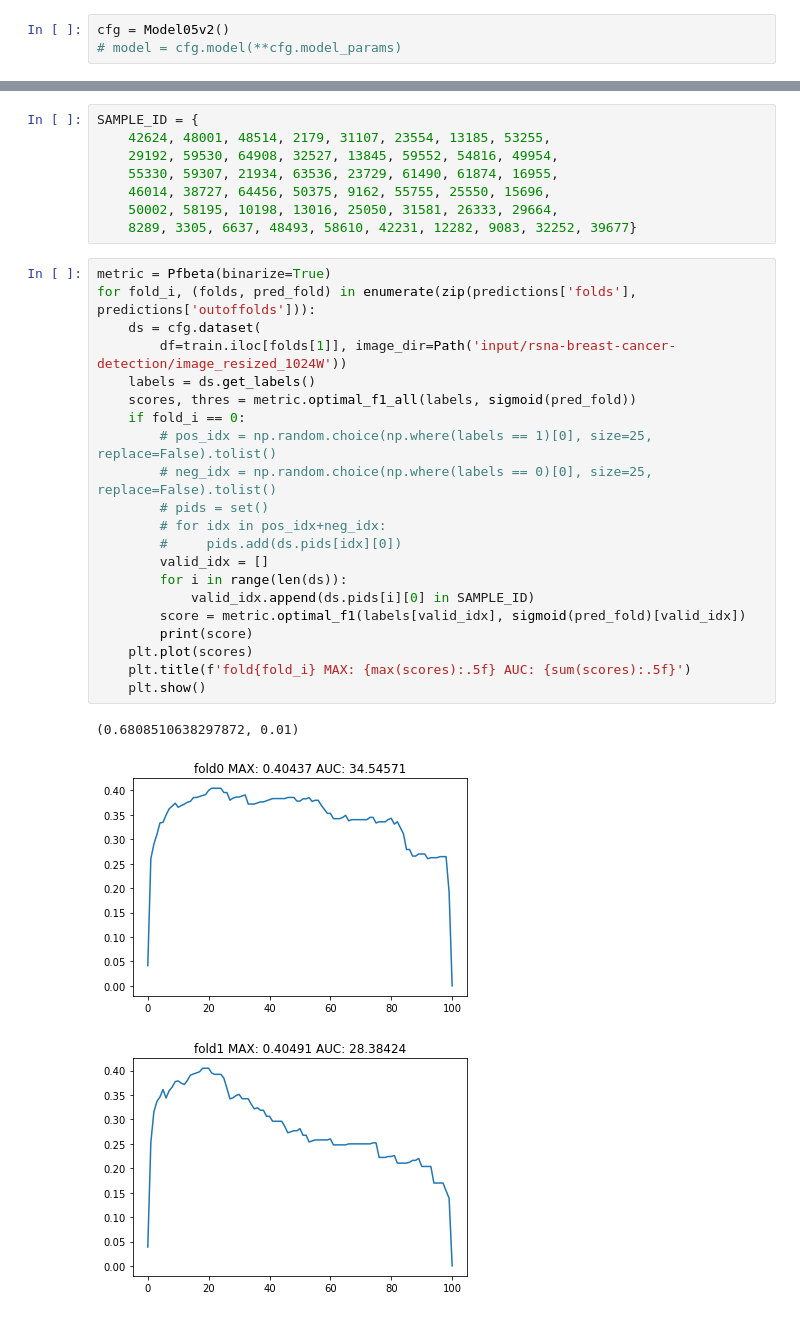
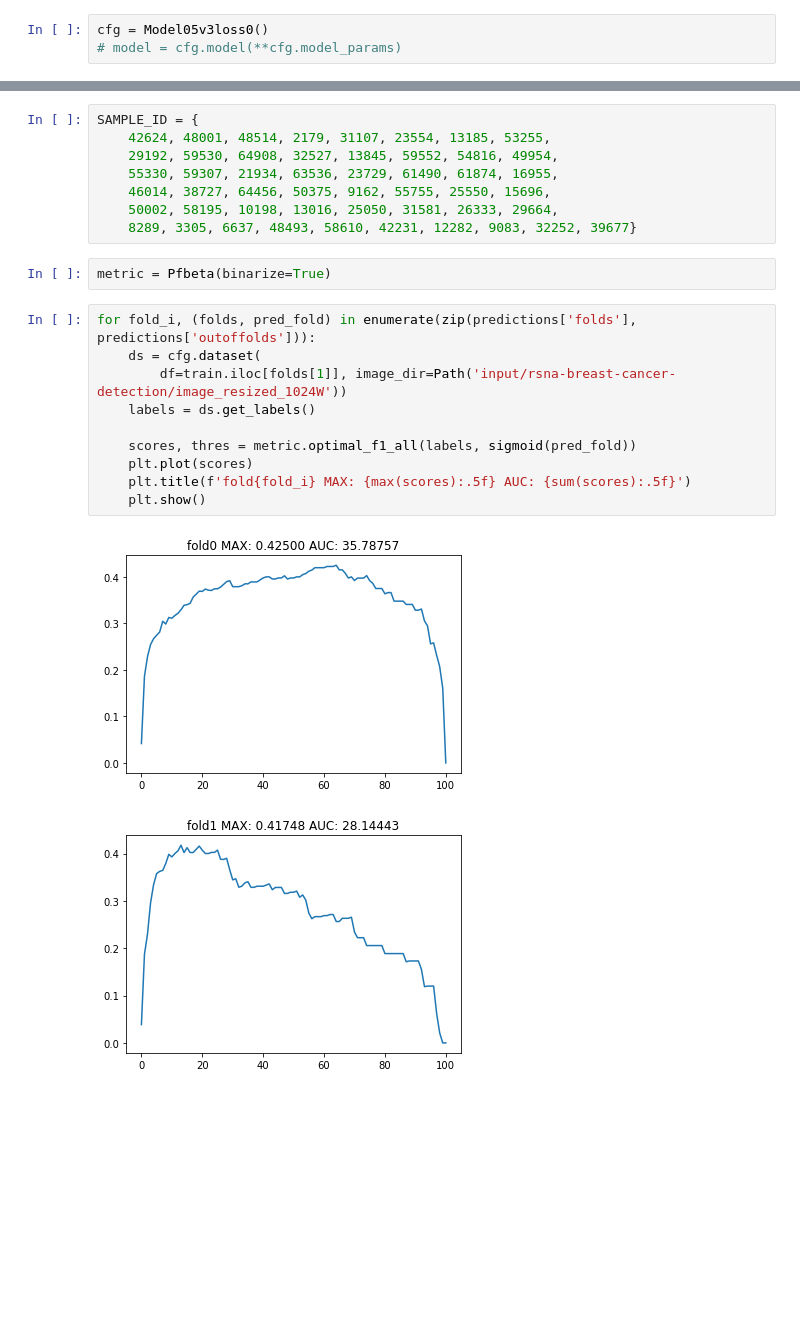
Before and after one commit to analokmaus/kaggle-rsna-breast-cancer, a Jupyter notebook: 01_post_analysis.ipynb, the cells around one changed output, grey strips where cells are left out. Drawn from its saved outputs; the diff is of its cells as text; blank space fills up the shorter version.

```diff
--- a/01_post_analysis.ipynb
+++ b/01_post_analysis.ipynb
@@ -50,7 +50,7 @@ from kuma_utils.utils import sigmoid
 #     # transforms=cfg.transforms['train']
 # )
 # %%
-cfg = Model05v2()
+cfg = Model05v3loss0()
 # model = cfg.model(**cfg.model_params)
 # %%
 with open(f'results/{cfg.name}/predictions.pickle', 'rb') as f:
@@ -68,28 +63,18 @@ SAMPLE_ID = {
     46014, 38727, 64456, 50375, 9162, 55755, 25550, 15696,
     50002, 58195, 10198, 13016, 25050, 31581, 26333, 29664,
     8289, 3305, 6637, 48493, 58610, 42231, 12282, 9083, 32252, 39677}
+# %%
+metric = Pfbeta(binarize=True)
 # %%
-metric = Pfbeta(binarize=True)
 for fold_i, (folds, pred_fold) in enumerate(zip(predictions['folds'], predictions['outoffolds'])):
     ds = cfg.dataset(
         df=train.iloc[folds[1]], image_dir=Path('input/rsna-breast-cancer-detection/image_resized_1024W'))
     labels = ds.get_labels()
+
     scores, thres = metric.optimal_f1_all(labels, sigmoid(pred_fold))
-    if fold_i == 0:
-        # pos_idx = np.random.choice(np.where(labels == 1)[0], size=25, replace=False).tolist()
-        # neg_idx = np.random.choice(np.where(labels == 0)[0], size=25, replace=False).tolist()
-        # pids = set()
-        # for idx in pos_idx+neg_idx:
-        #     pids.add(ds.pids[idx][0])
-        valid_idx = []
-        for i in range(len(ds)):
-            valid_idx.append(ds.pids[i][0] in SAMPLE_ID)
-        score = metric.optimal_f1(labels[valid_idx], sigmoid(pred_fold)[valid_idx])
-        print(score)
     plt.plot(scores)
     plt.title(f'fold{fold_i} MAX: {max(scores):.5f} AUC: {sum(scores):.5f}')
     plt.show()
 # %% [output]
-(0.6808510638297872, 0.01)
-[figure, old version]
+[figure, new version]
-[figure, old version]
+[figure, new version]
```
Also changed, not shown: parts of 3 cells of this notebook, 4 other files.
